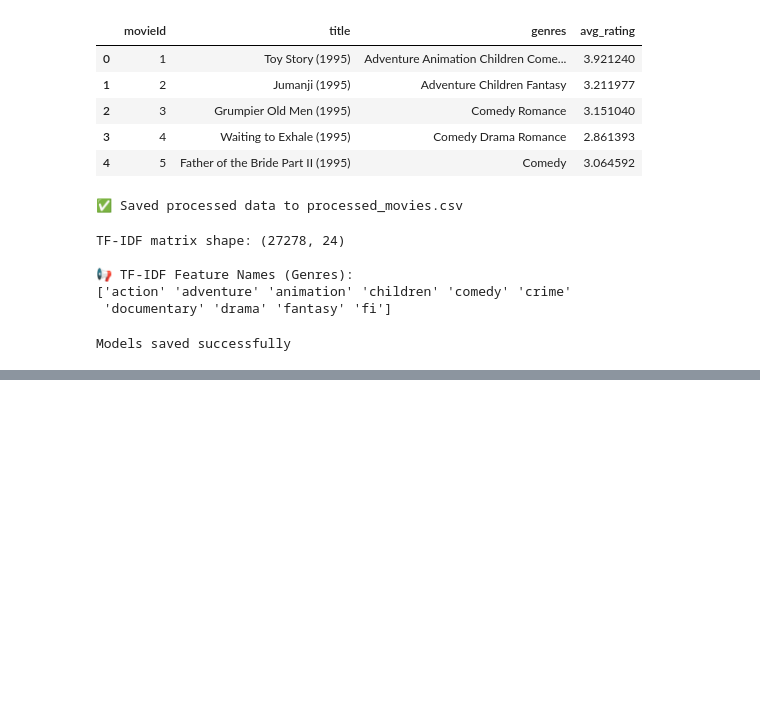
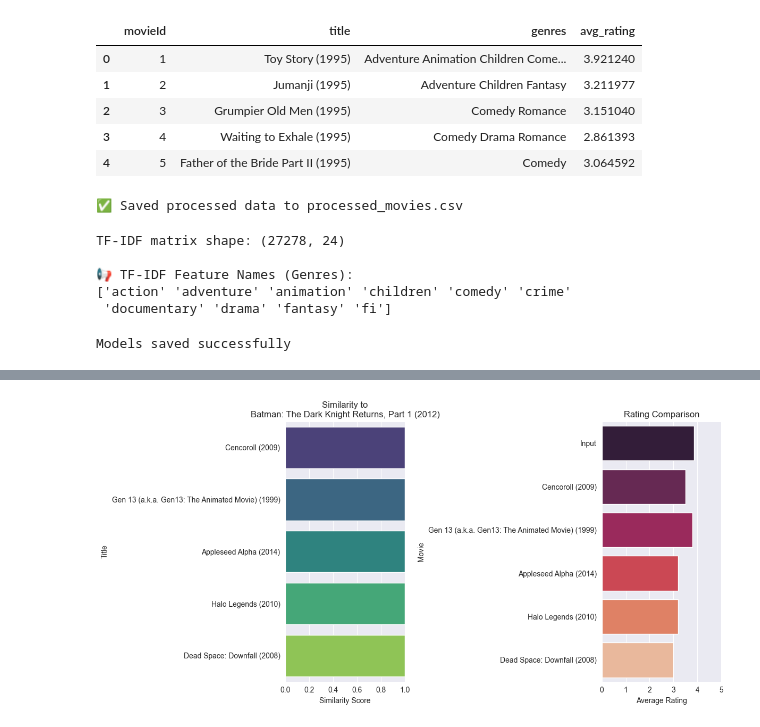
Before and after one commit to bytebandit-07/CineInfinity-AI, a Jupyter notebook: notebook/movie_recommmender.ipynb, the cells around one changed output, grey strips where cells are left out. Cells and saved outputs as stored; diff of their text form; code cells hidden in the pictures; blank space fills up the shorter version.

```diff
--- a/notebook/movie_recommmender.ipynb
+++ b/notebook/movie_recommmender.ipynb
@@ -128,3 +128,97 @@ with open("../model/tfidf_vectorizer.pkl", "wb") as file:
 print("Models saved successfully")
 # %% [output]
 Models saved successfully
+# %%
+# ====================================
+# 📈 Step 7: Test Pipeline with Saved Models (Fixed Warnings)
+# ====================================
+def test_recommendation_system(movie_title, n_recommendations=5):
+    """Test the recommender using saved models with visualizations"""
+    try:
+        # 1. Load saved models
+        with open("../model/knn_movie_model.pkl", "rb") as f:
+            knn_loaded = pickle.load(f)
+
+        with open("../model/tfidf_vectorizer.pkl", "rb") as f:
+            tfidf_loaded = pickle.load(f)
+
+        # 2. Prepare input data
+        processed_movies = pd.read_csv("../notebook/processed_movies.csv")
+        input_idx = processed_movies[processed_movies['title'].str.contains(movie_title, case=False)].index[0]
+        input_movie = processed_movies.iloc[input_idx]
+
+        # 3. Transform input and get recommendations
+        input_tfidf = tfidf_loaded.transform([input_movie['genres']])
+        distances, indices = knn_loaded.kneighbors(input_tfidf, n_neighbors=n_recommendations+1)
+
+        # 4. Prepare results
+        recommendations = []
+        for i, dist in zip(indices[0][1:], distances[0][1:]):
+            movie = processed_movies.iloc[i]
+            recommendations.append({
+                'Title': movie['title'],
+                'Genres': movie['genres'],
+                'Avg Rating': f"{movie['avg_rating']:.1f}",
+                'Similarity': f"{1-dist:.1%}"
+            })
+
+        # 5. Visual Representation
+        plt.figure(figsize=(12, 6))
+
+        # Similarity Bar Plot (Fixed warning)
+        plt.subplot(1, 2, 1)
+        similarity_data = pd.DataFrame({
+            'Title': [rec['Title'] for rec in recommendations],
+            'Similarity': [1-d for d in distances[0][1:]]
+        })
+        sns.barplot(
+            data=similarity_data,
+            x='Similarity',
+            y='Title',
+            hue='Title',
+            palette="viridis",
+            legend=False
+        )
+        plt.title(f"Similarity to\n{input_movie['title']}")
+        plt.xlabel("Similarity Score")
+        plt.xlim(0, 1)
+
+        # Ratings Comparison (Fixed warning)
+        plt.subplot(1, 2, 2)
+        ratings_data = pd.DataFrame({
+            'Movie': ['Input'] + [rec['Title'] for rec in recommendations],
+            'Rating': [float(input_movie['avg_rating'])] + [float(rec['Avg Rating']) for rec in recommendations]
+        })
+        sns.barplot(
+            data=ratings_data,
+            x='Rating',
+            y='Movie',
+            hue='Movie',
+            palette="rocket",
+            legend=False
+        )
+        plt.title("Rating Comparison")
+        plt.xlabel("Average Rating")
+        plt.xlim(0, 5)
+
+        plt.tight_layout()
+        plt.show()
+
+        # 6. Tabular Output
+        print(f"\n🎬 Input Movie: {input_movie['title']}")
+        print(f"📌 Genres: {input_movie['genres']}")
+        print(f"⭐ Average Rating: {input_movie['avg_rating']:.1f}\n")
+
+        print("🌟 Top Recommendations:")
+        display(pd.DataFrame(recommendations))
+
+        return recommendations
+
+    except Exception as e:
+        print(f"❌ Error: {str(e)}")
+        return None
+
+# Test the system
+print("🔍 Testing Recommender System...")
+test_recommendation_system("The Dark Knight", n_recommendations=5)
+# %% [output]
@@ -130,0 +226 @@ Models saved successfully
+[figure, added]
```
Also changed, not shown: parts of 1 cell of this notebook.
